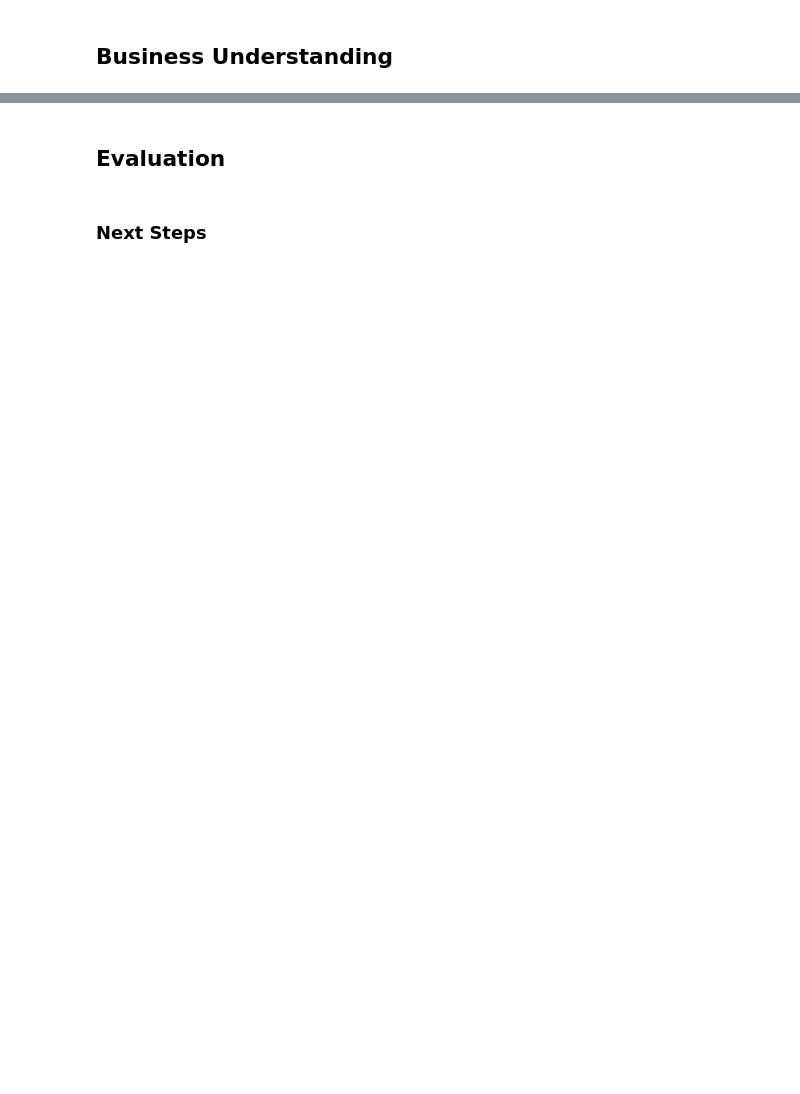
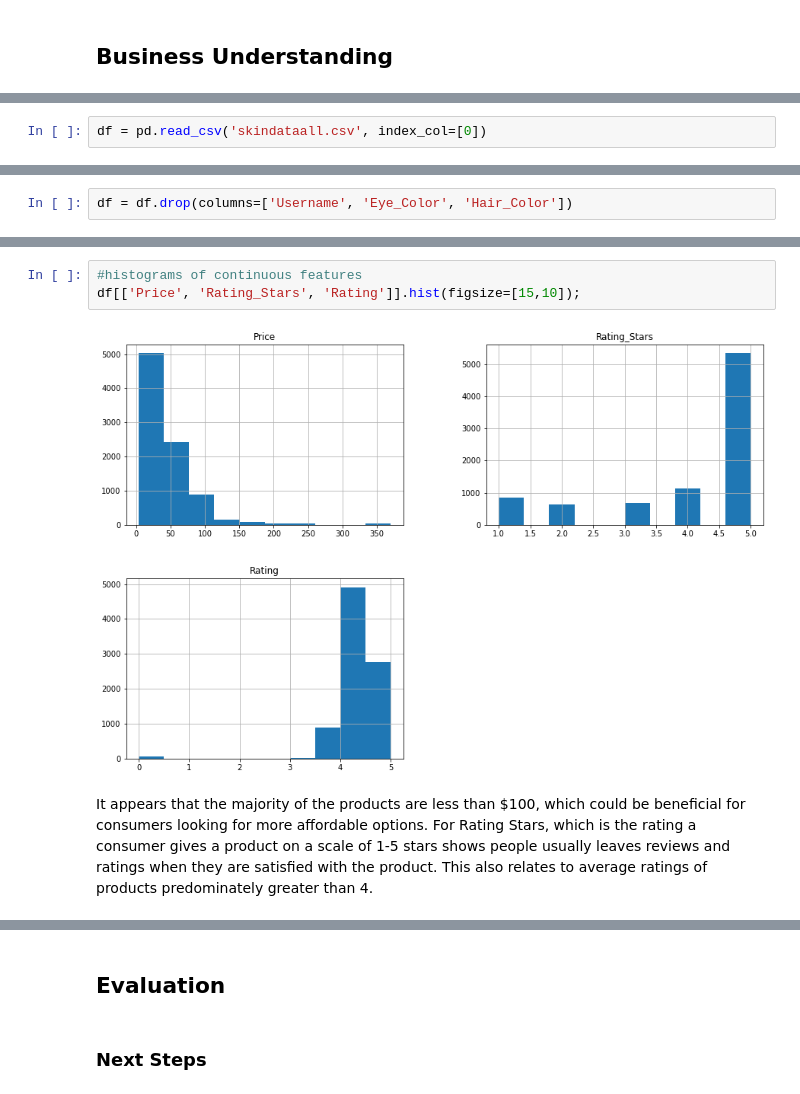
Before and after one commit to toscatle/skincare_recommender, a Jupyter notebook: skincare_recommender_notebook.ipynb, the cells around one changed output, grey strips where cells are left out. Drawn from its saved outputs; the diff is of its cells as text; blank space fills up the shorter version.

```diff
--- a/skincare_recommender_notebook.ipynb
+++ b/skincare_recommender_notebook.ipynb
@@ -12,0 +35,2 @@
+# %%
+df = pd.read_csv('skindataall.csv', index_col=[0])
@@ -12,0 +74,2 @@
+# %%
+df = df.drop(columns=['Username', 'Eye_Color', 'Hair_Color'])
@@ -12,0 +91,7 @@
+# %%
+#histograms of continuous features
+df[['Price', 'Rating_Stars', 'Rating']].hist(figsize=[15,10]);
+# %% [output]
+[figure, added]
+# %% [markdown]
+It appears that the majority of the products are less than $100, which could be beneficial for consumers looking for more affordable options. For Rating Stars, which is the rating a consumer gives a product on a scale of 1-5 stars shows people usually leaves reviews and ratings when they are satisfied with the product. This also relates to average ratings of products predominately greater than 4.
```
Also changed, not shown: parts of 65 cells of this notebook, 2 other files.
